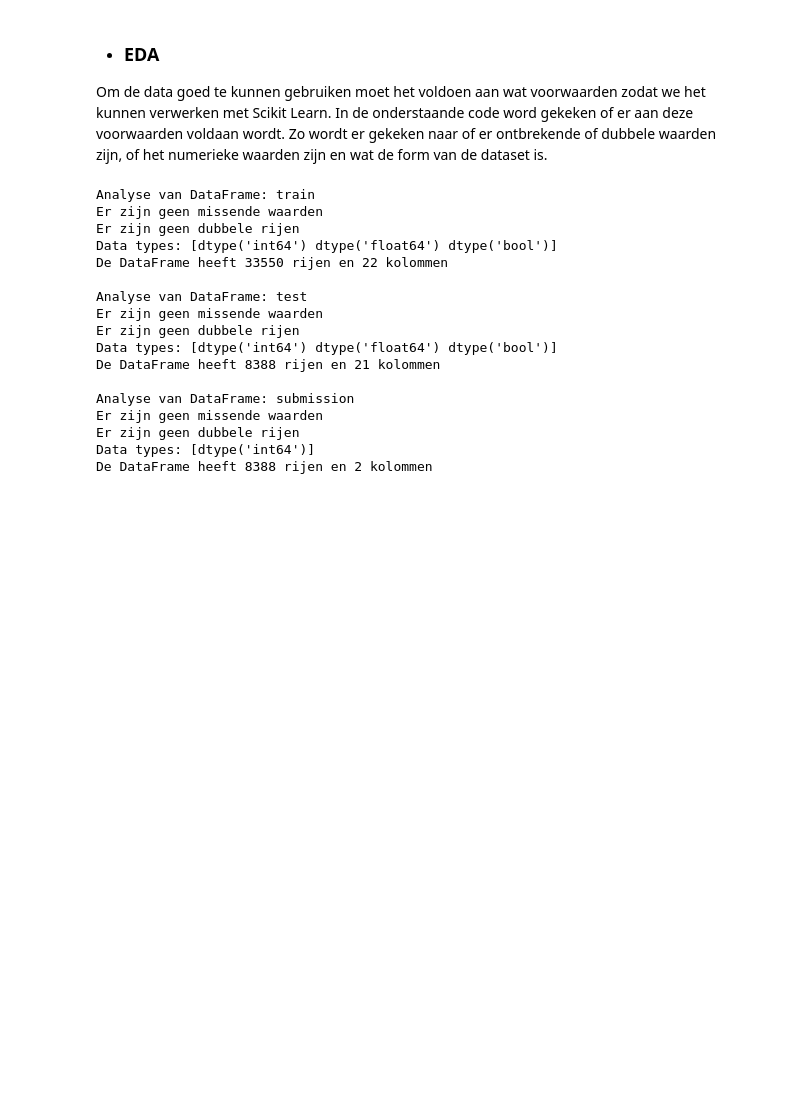
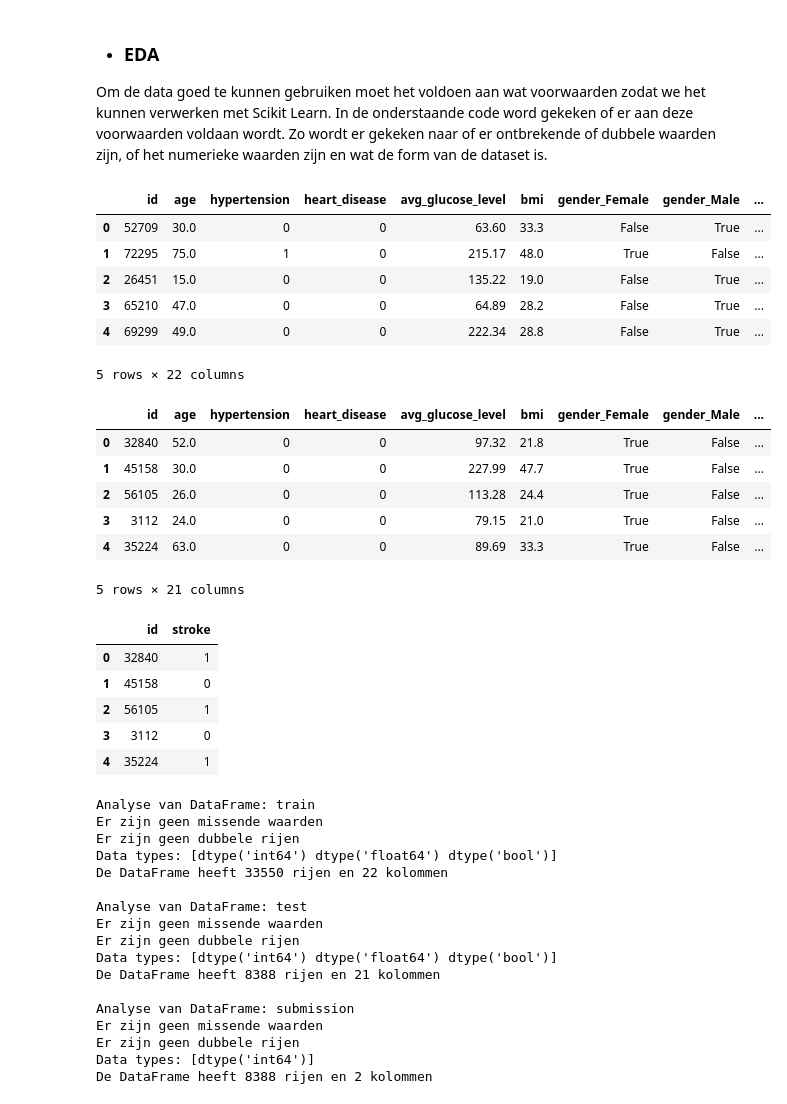
Before and after one commit to ikkekoe08/machine-learning, a Jupyter notebook: portfolio.ipynb, the cells around one changed output. Saved outputs shown, nothing was run; the diff lists cells and outputs as text; code cells hidden in the pictures; blank space fills up the shorter version.

```diff
--- a/portfolio.ipynb
+++ b/portfolio.ipynb
@@ -9,6 +15,31 @@ submission = pd.read_csv('sample_submission.csv')
 # %% [markdown]
 * ### EDA
 Om de data goed te kunnen gebruiken moet het voldoen aan wat voorwaarden zodat we het kunnen verwerken met Scikit Learn. In de onderstaande code word gekeken of er aan deze voorwaarden voldaan wordt. Zo wordt er gekeken naar of er ontbrekende of dubbele waarden zijn, of het numerieke waarden zijn en wat de form van de dataset is.
+# %%
+display(train.head())
+display(test.head())
+display(submission.head())
+# %% [output]
+|  | id | age | hypertension | heart_disease | avg_glucose_level | bmi | gender_Female | gender_Male | ... |
+| 0 | 52709 | 30.0 | 0 | 0 | 63.60 | 33.3 | False | True | ... |
+| 1 | 72295 | 75.0 | 1 | 0 | 215.17 | 48.0 | True | False | ... |
+| 2 | 26451 | 15.0 | 0 | 0 | 135.22 | 19.0 | False | True | ... |
+| 3 | 65210 | 47.0 | 0 | 0 | 64.89 | 28.2 | False | True | ... |
+| 4 | 69299 | 49.0 | 0 | 0 | 222.34 | 28.8 | False | True | ... |
+5 rows × 22 columns
+|  | id | age | hypertension | heart_disease | avg_glucose_level | bmi | gender_Female | gender_Male | ... |
+| 0 | 32840 | 52.0 | 0 | 0 | 97.32 | 21.8 | True | False | ... |
+| 1 | 45158 | 30.0 | 0 | 0 | 227.99 | 47.7 | True | False | ... |
+| 2 | 56105 | 26.0 | 0 | 0 | 113.28 | 24.4 | True | False | ... |
+| 3 | 3112 | 24.0 | 0 | 0 | 79.15 | 21.0 | True | False | ... |
+| 4 | 35224 | 63.0 | 0 | 0 | 89.69 | 33.3 | True | False | ... |
+5 rows × 21 columns
+|  | id | stroke |
+| 0 | 32840 | 1 |
+| 1 | 45158 | 0 |
+| 2 | 56105 | 1 |
+| 3 | 3112 | 0 |
+| 4 | 35224 | 1 |
 # %%
 def VoldoetDf(df, naam):
 
```
Also changed, not shown: parts of 16 cells of this notebook.
